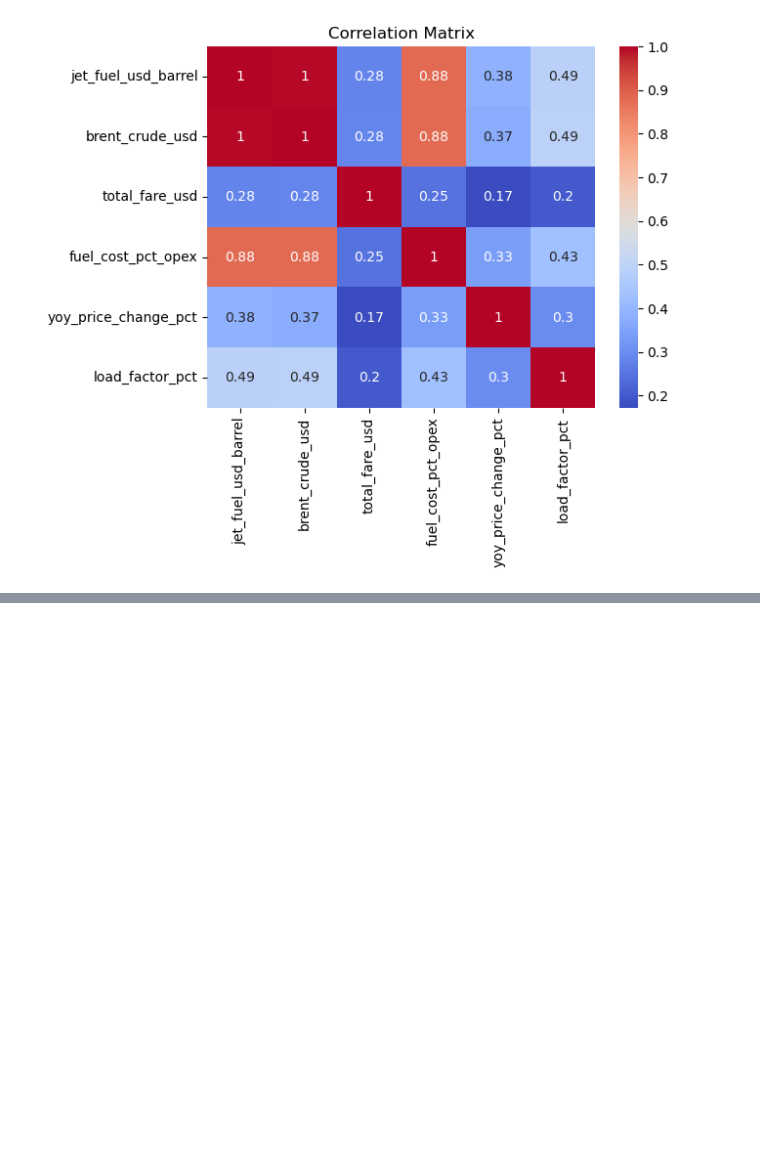
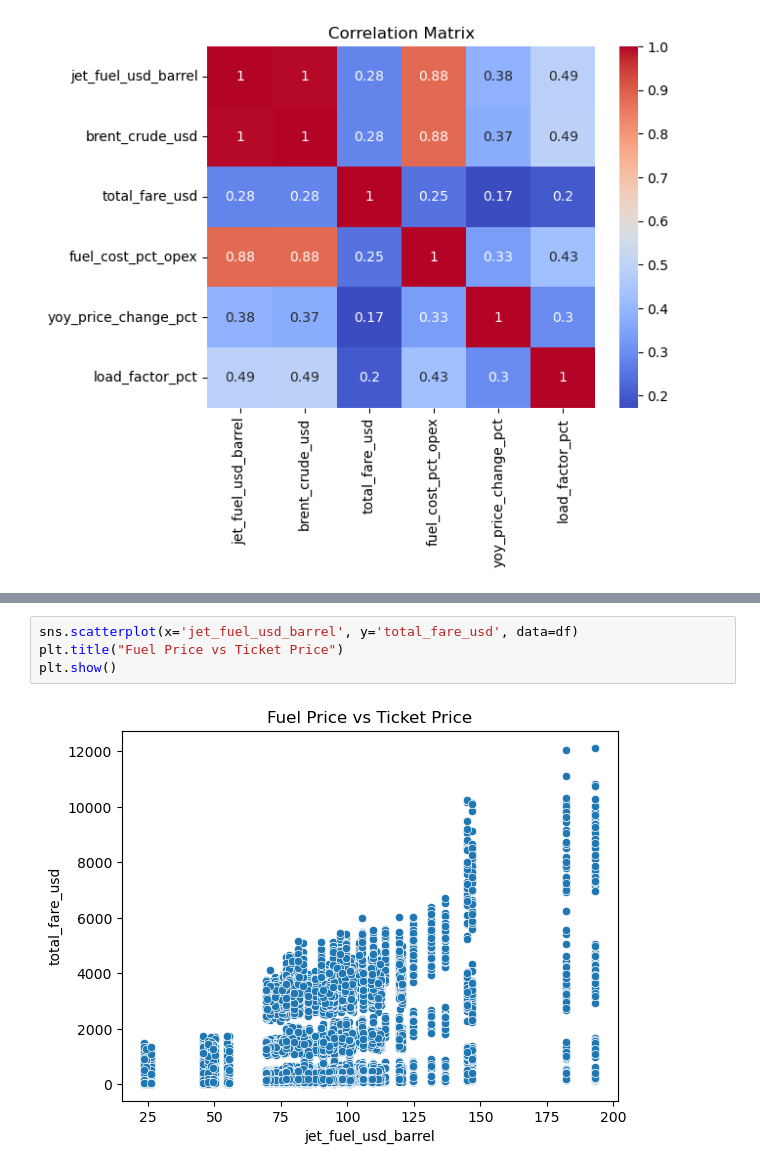
Before and after one commit to Algoastronaut/C_G18_AirlineTicketPricesVsFuelCostsAnalysis, a Jupyter notebook: notebooks/04_statistical_analysis.ipynb, the cells around one changed output, grey strips where cells are left out. Cells and saved outputs as stored; diff of their text form; blank space fills up the shorter version.

```diff
--- a/notebooks/04_statistical_analysis.ipynb
+++ b/notebooks/04_statistical_analysis.ipynb
@@ -51,0 +62,6 @@ plt.show()
+# %%
+sns.scatterplot(x='jet_fuel_usd_barrel', y='total_fare_usd', data=df)
+plt.title("Fuel Price vs Ticket Price")
+plt.show()
+# %% [output]
+[figure, added]
```
Also changed, not shown: parts of 1 cell of this notebook.
